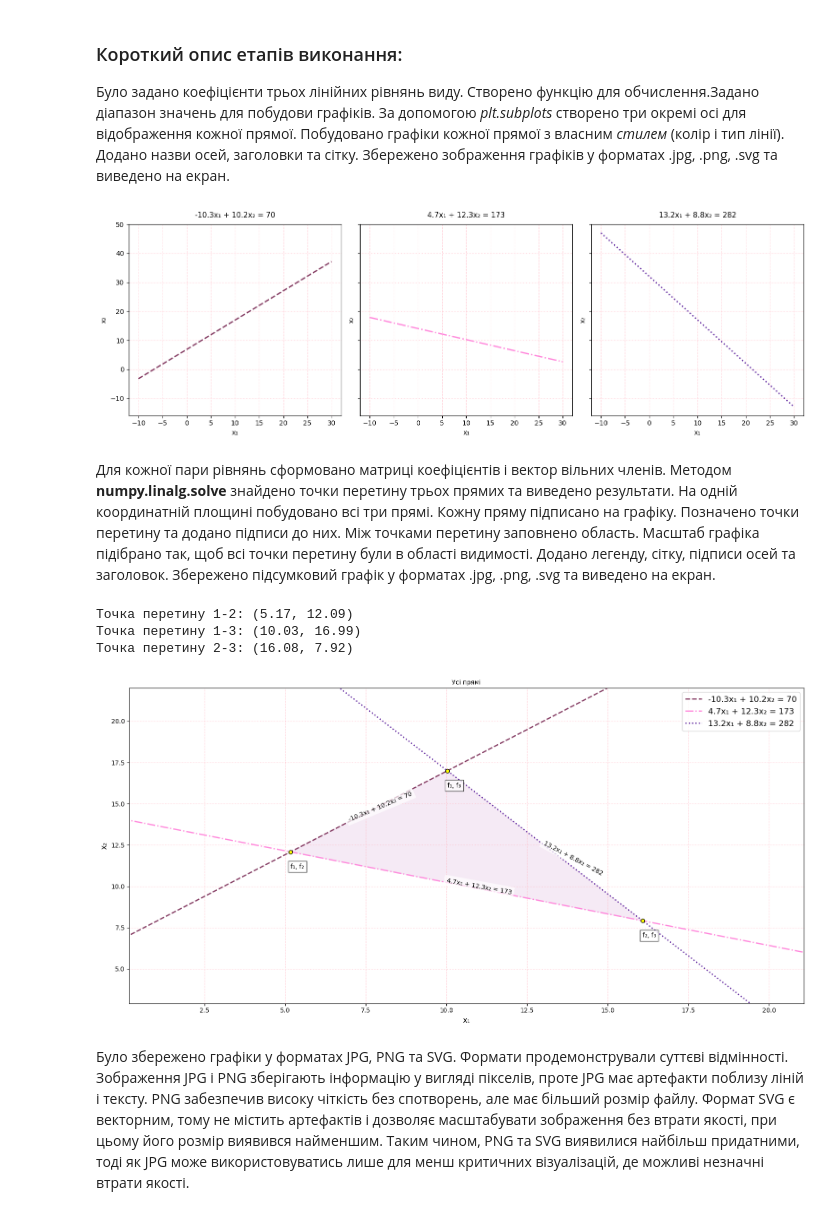
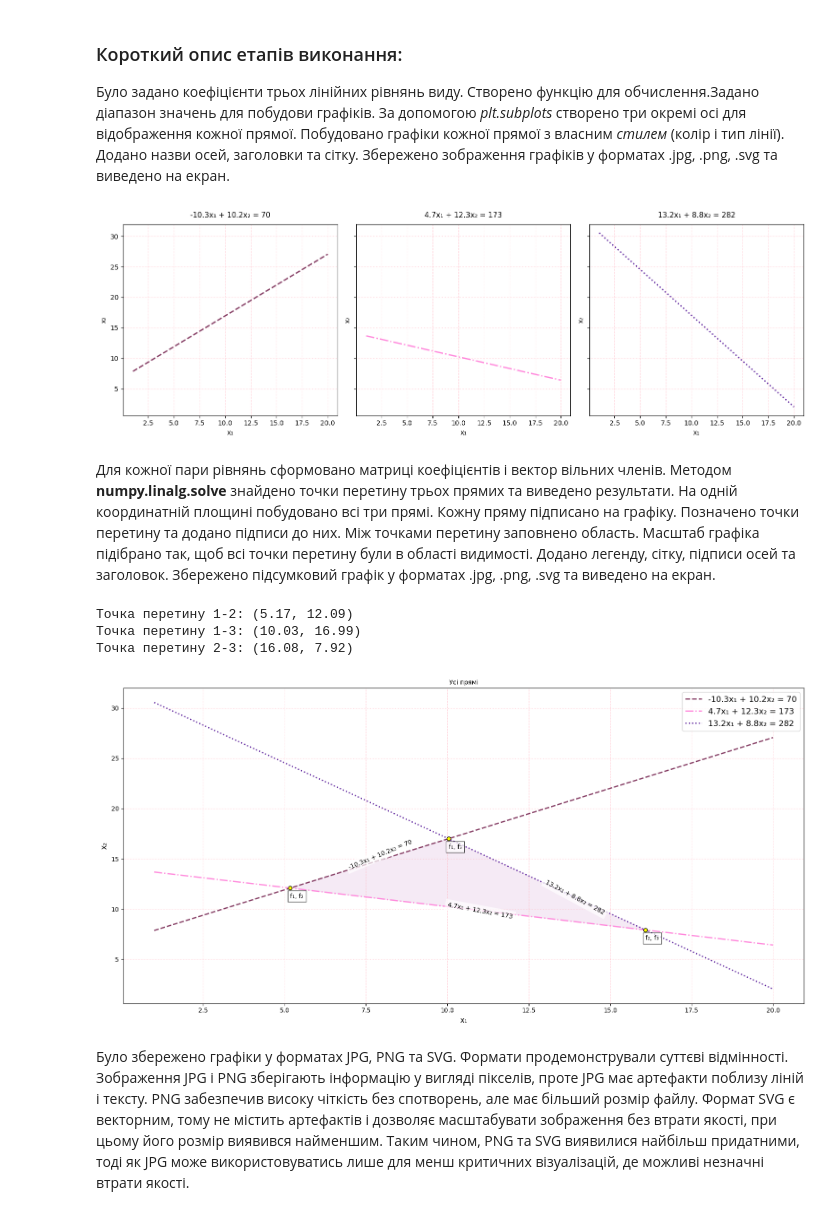
Before and after one commit to KsuTmkhva/jupytertasks, a Jupyter notebook: lab6.ipynb, the cells around one changed output. Saved outputs shown, nothing was run; the diff lists cells and outputs as text; code cells hidden in the pictures.

```diff
--- a/lab6.ipynb
+++ b/lab6.ipynb
@@ -35,7 +35,7 @@ linestyles = ["--", "-.", ":"]
 def func(x, line):
     return (line["c"] - line["a"] * x) / line["b"]
 
-x = np.linspace(-10, 30, 400)
+x = np.linspace(1, 20, 10)
 
 fig, axes = plt.subplots(1, 3, figsize=(15, 5), sharey=True)
 
@@ -54,7 +54,7 @@ plt.savefig("lines.png")
 plt.savefig("lines.svg")
 plt.show()
 # %% [output]
-[figure, old version]
+[figure, new version]
 # %% [markdown]
 Для кожної пари рівнянь сформовано матриці коефіцієнтів і вектор вільних членів.
 Методом **numpy.linalg.solve** знайдено точки перетину трьох прямих та виведено результати.
@@ -84,49 +84,45 @@ print(f"Точка перетину 1-2: ({intersection1[0]:.2f}, {intersection1
 print(f"Точка перетину 1-3: ({intersection2[0]:.2f}, {intersection2[1]:.2f})")
 print(f"Точка перетину 2-3: ({intersection3[0]:.2f}, {intersection3[1]:.2f})")
 
-fig2, ax = plt.subplots(figsize=(16, 8), dpi=100)
+plt.figure(figsize=(16, 8), dpi=100)
 
 for i in range(len(lines)):
     line = lines[i]
     y = func(x, line)
-    ax.plot(x, y, color=colors[i], linestyle=linestyles[i], linewidth=2, label=line["label"])
+    plt.plot(x, y, color=colors[i], linestyle=linestyles[i], linewidth=2, label=line["label"])
     angle = np.degrees(np.arctan2(-line["a"], line["b"])) * 0.5
     xm = 7 + i * 3
     ym = func(xm, line)
-    ax.text(xm, ym, line["label"], rotation=angle, fontsize=10,
+    plt.text(xm, ym, line["label"], rotation=angle, fontsize=10,
             color='black', rotation_mode='anchor',
             bbox=dict(facecolor='white', alpha=0.7, edgecolor='none'))
 
 intersection_labels = ["f₁, f₂", "f₁, f₃", "f₂, f₃"]
 
 for j in range(len(intersections)):
     i = intersections[j]
     plt.plot(i[0], i[1], 'o', color='yellow', markeredgecolor='black')
     plt.text(i[0], i[1] - 1, f"{intersection_labels[j]}", fontsize=10, bbox=dict(facecolor='white', alpha=0.7))
 
 plt.fill(intersections[:, 0], intersections[:, 1], color="#E6CCE6", alpha=0.4)
 
 plt.grid(color="pink", linestyle=":")
 plt.legend(loc="upper right", fontsize=13)
 plt.xlabel("x₁", fontsize=12)
 plt.ylabel("x₂", fontsize=12)
 plt.title("Усі прямі", fontsize=10)
 
-padding = 5
-plt.xlim(intersections[:, 0].min() - padding, intersections[:, 0].max() + padding)
-plt.ylim(intersections[:, 1].min() - padding, intersections[:, 1].max() + padding)
-
 plt.tight_layout()
 
 plt.savefig("alllines.jpg")
 plt.savefig("alllines.png")
 plt.savefig("alllines.svg")
 plt.show()
 # %% [output]
 Точка перетину 1-2: (5.17, 12.09)
 Точка перетину 1-3: (10.03, 16.99)
 Точка перетину 2-3: (16.08, 7.92)
-[figure, old version]
+[figure, new version]
 # %% [markdown]
 Було збережено графіки у форматах JPG, PNG та SVG. Формати продемонстрували суттєві відмінності. Зображення JPG і PNG зберігають інформацію у вигляді пікселів, проте JPG має артефакти поблизу ліній і тексту. PNG забезпечив високу чіткість без спотворень, але має більший розмір файлу. Формат SVG є векторним, тому не містить артефактів і дозволяє масштабувати зображення без втрати якості, при цьому його розмір виявився найменшим. Таким чином, PNG та SVG виявилися найбільш придатними, тоді як JPG може використовуватись лише для менш критичних візуалізацій, де можливі незначні втрати якості.
 # %% [markdown]
```
